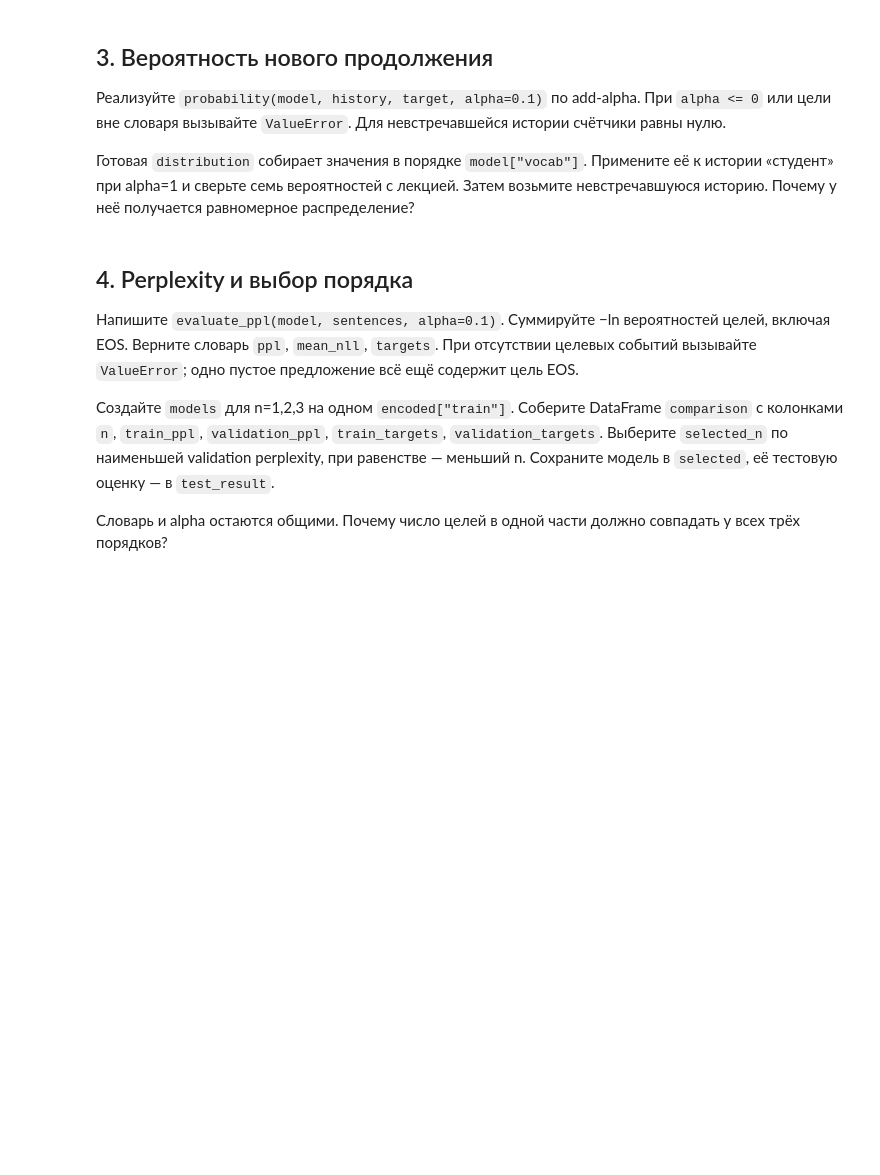
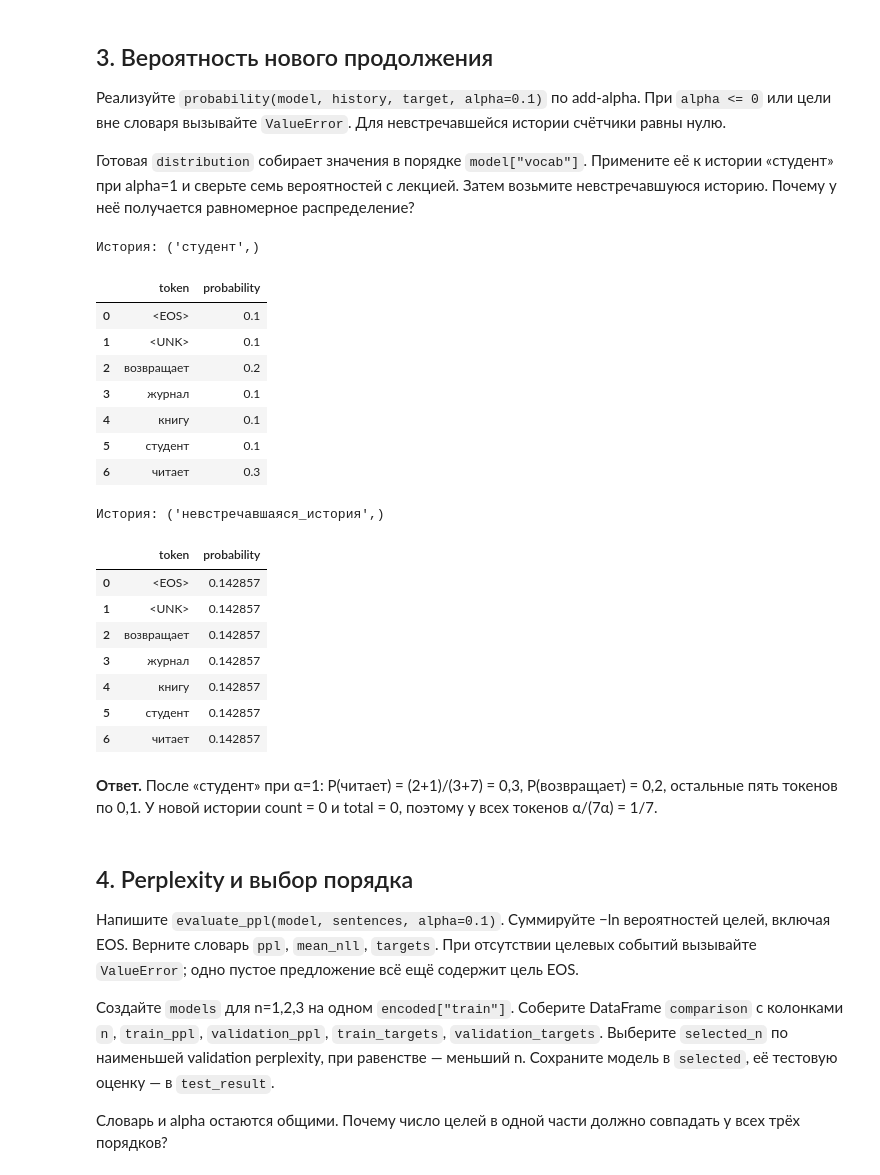
Before and after one commit to myDanik/ais, a Jupyter notebook: dist/student/L04/lab.ipynb, the cells around one changed output. Saved outputs shown, nothing was run; the diff lists cells and outputs as text; code cells hidden in the pictures; blank space fills up the shorter version.

```diff
--- a/dist/student/L04/lab.ipynb
+++ b/dist/student/L04/lab.ipynb
@@ -94,10 +162,49 @@ assert all(BOS not in continuation for continuation in toy_model["counts"].value
 # %%
 def probability(model, history, target, alpha=0.1):
     # Ваш код
-    raise NotImplementedError
+    if alpha <= 0:
+        raise ValueError("alpha должна быть больше нуля")
+    if target not in model["vocab"]:
+        raise ValueError("цели нет в словаре")
+
+    history = tuple(history)
+    count = 0
+    total = 0
+    if history in model["counts"]:
+        count = model["counts"][history][target]
+        total = model["totals"][history]
+
+    vocab_size = len(model["vocab"])
+    return (count + alpha) / (total + alpha * vocab_size)
 
 def distribution(model, history, alpha=0.1):
     return np.array([probability(model, history, t, alpha) for t in model["vocab"]])
+
+
+for history in [("студент",), ("невстречавшаяся_история",)]:
+    probs = distribution(toy_model, history, 1)
+    table = pd.DataFrame({"token": toy_model["vocab"], "probability": probs})
+    print("История:", history)
+    display(table)
+# %% [output]
+История: ('студент',)
+|  | token | probability |
+| 0 | <EOS> | 0.1 |
+| 1 | <UNK> | 0.1 |
+| 2 | возвращает | 0.2 |
+| 3 | журнал | 0.1 |
+| 4 | книгу | 0.1 |
+| 5 | студент | 0.1 |
+| 6 | читает | 0.3 |
+История: ('невстречавшаяся_история',)
+|  | token | probability |
+| 0 | <EOS> | 0.142857 |
+| 1 | <UNK> | 0.142857 |
+| 2 | возвращает | 0.142857 |
+| 3 | журнал | 0.142857 |
+| 4 | книгу | 0.142857 |
+| 5 | студент | 0.142857 |
+| 6 | читает | 0.142857 |
 # %%
 assert np.isclose(probability(toy_model, ("студент",), "читает", 1), 0.3)
 assert np.isclose(probability(toy_model, ("студент",), "возвращает", 1), 0.2)
@@ -105,6 +212,8 @@ for h in [(BOS,), ("студент",), ("невстречавшаяся_исто
     p = distribution(toy_model, h, 1)
     assert (p > 0).all() and np.isclose(p.sum(), 1)
 assert np.allclose(distribution(toy_model, ("невстречавшаяся_история",), 1), np.ones(7)/7)
+# %% [markdown]
+**Ответ.** После «студент» при α=1: P(читает) = (2+1)/(3+7) = 0,3, P(возвращает) = 0,2, остальные пять токенов по 0,1. У новой истории count = 0 и total = 0, поэтому у всех токенов α/(7α) = 1/7.
 # %% [markdown]
 ## 4. Perplexity и выбор порядка
 
```
Also changed, not shown: parts of 12 cells of this notebook, 3 other files.
